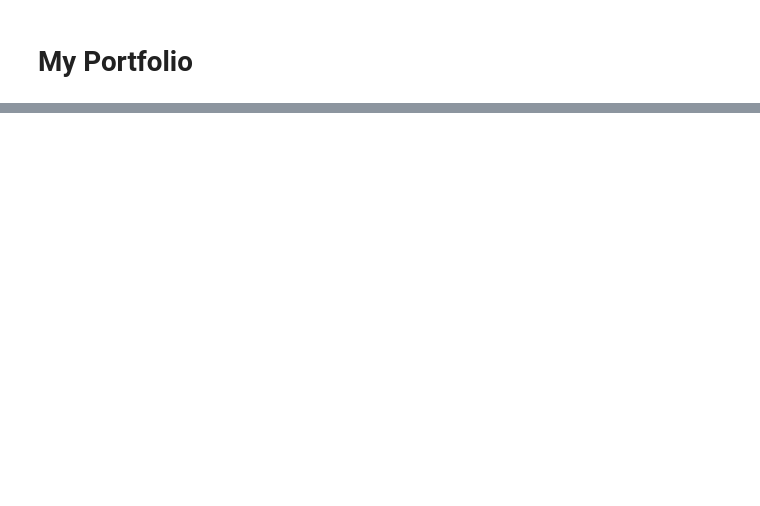
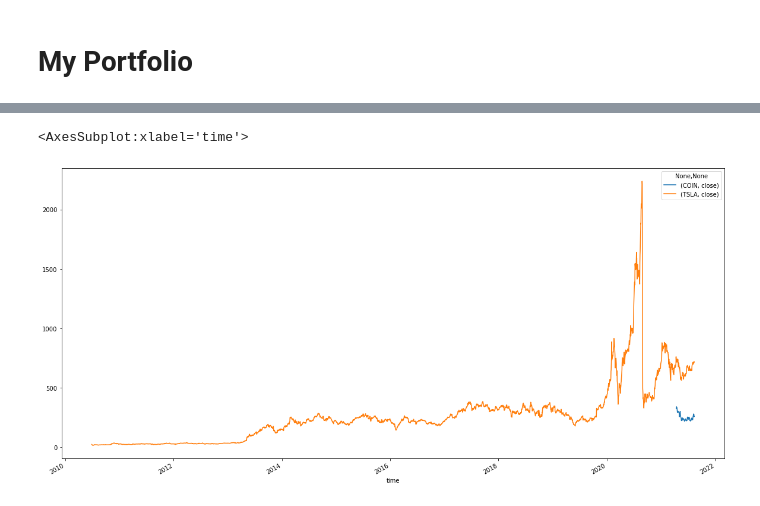
Before and after one commit to woodedlawn/awesome_retirement_portfolio_projector_tool, a Jupyter notebook: jonathan/Portfolio.ipynb, the cells around one changed output, grey strips where cells are left out. Cells and saved outputs as stored; diff of their text form; code cells hidden in the pictures; blank space fills up the shorter version.

Commit message:
add chart

```diff
--- a/jonathan/Portfolio.ipynb
+++ b/jonathan/Portfolio.ipynb
@@ -100,0 +100,6 @@ all_results_df
+# %%
+all_close_df = all_results_df.xs('close', axis=1, level=1, drop_level=False)
+all_close_df.plot(figsize=[20, 10])
+# %% [output]
+<AxesSubplot:xlabel='time'>
+[figure, added]
```
Also changed, not shown: parts of 2 cells of this notebook, 1 other file.
